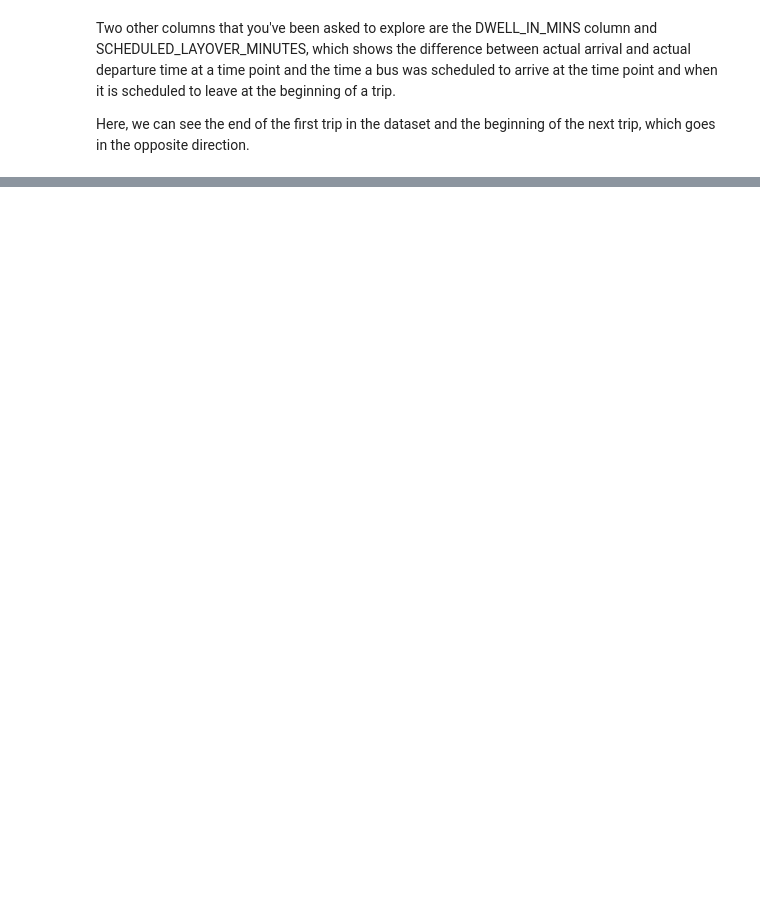
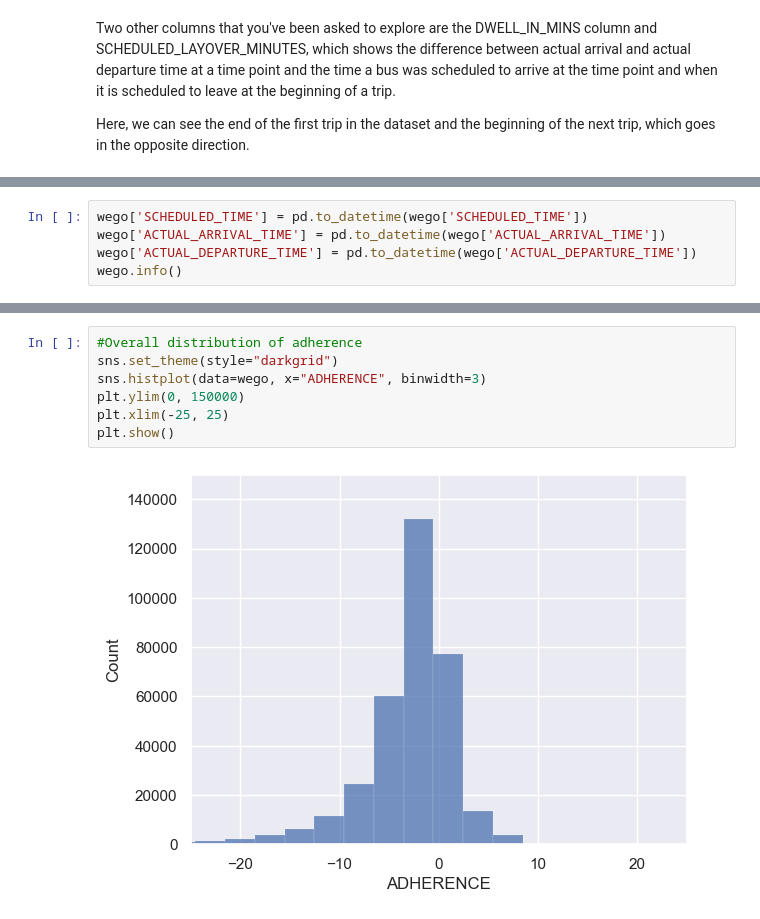
Before and after one commit to NSS-Data-Analytics-Cohort-11/wego-new-california-republic, a Jupyter notebook: notebooks/WeGo Data Introduction.ipynb, the cells around one changed output, grey strips where cells are left out. Cells and saved outputs as stored; diff of their text form; blank space fills up the shorter version.

Commit message:
distribution graphs added

```diff
--- a/notebooks/WeGo Data Introduction.ipynb
+++ b/notebooks/WeGo Data Introduction.ipynb
@@ -299,0 +302,5 @@ Another important variable is adherence, which compares the actual departure tim
+# %%
+wego['SCHEDULED_TIME'] = pd.to_datetime(wego['SCHEDULED_TIME'])
+wego['ACTUAL_ARRIVAL_TIME'] = pd.to_datetime(wego['ACTUAL_ARRIVAL_TIME'])
+wego['ACTUAL_DEPARTURE_TIME'] = pd.to_datetime(wego['ACTUAL_DEPARTURE_TIME'])
+wego.info()
@@ -299,0 +325,9 @@ Another important variable is adherence, which compares the actual departure tim
+# %%
+#Overall distribution of adherence
+sns.set_theme(style="darkgrid")
+sns.histplot(data=wego, x="ADHERENCE", binwidth=3)
+plt.ylim(0, 150000)
+plt.xlim(-25, 25)
+plt.show()
+# %% [output]
+[figure, added]
```
Also changed, not shown: parts of 36 cells of this notebook.
